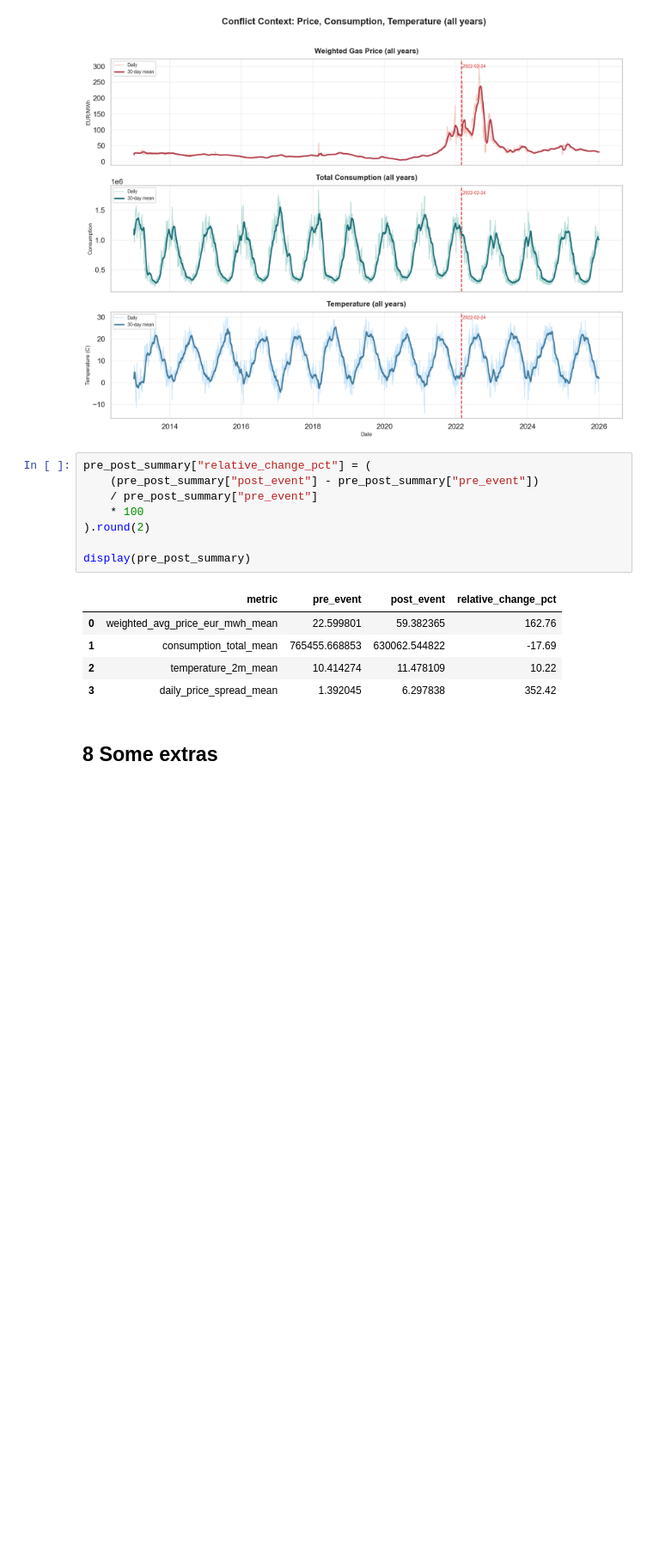
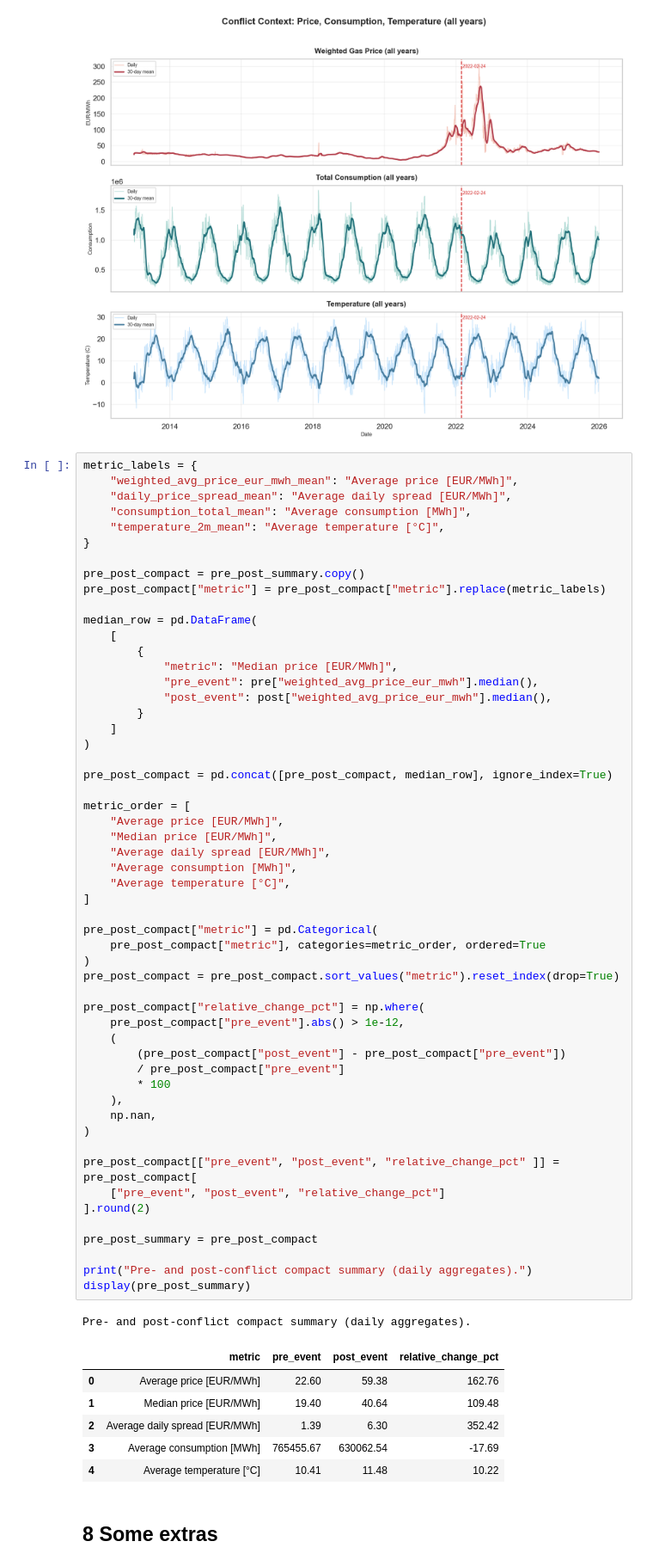
Before and after one commit to SLI0124/diplomovy-projekt, a Jupyter notebook: notebooks/1_eda_merged_dataset.ipynb, the cells around one changed output. Shown at 86% size. Drawn from its saved outputs; the diff is of its cells as text; blank space fills up the shorter version.

```diff
--- a/notebooks/1_eda_merged_dataset.ipynb
+++ b/notebooks/1_eda_merged_dataset.ipynb
@@ -768,19 +817,67 @@ pre_post_summary = pd.DataFrame(
 # %% [output]
 [figure]
 # %%
-pre_post_summary["relative_change_pct"] = (
-    (pre_post_summary["post_event"] - pre_post_summary["pre_event"])
-    / pre_post_summary["pre_event"]
-    * 100
-).round(2)
+metric_labels = {
+    "weighted_avg_price_eur_mwh_mean": "Average price [EUR/MWh]",
+    "daily_price_spread_mean": "Average daily spread [EUR/MWh]",
+    "consumption_total_mean": "Average consumption [MWh]",
+    "temperature_2m_mean": "Average temperature [°C]",
+}
 
+pre_post_compact = pre_post_summary.copy()
+pre_post_compact["metric"] = pre_post_compact["metric"].replace(metric_labels)
+
+median_row = pd.DataFrame(
+    [
+        {
+            "metric": "Median price [EUR/MWh]",
+            "pre_event": pre["weighted_avg_price_eur_mwh"].median(),
+            "post_event": post["weighted_avg_price_eur_mwh"].median(),
+        }
+    ]
+)
+
+pre_post_compact = pd.concat([pre_post_compact, median_row], ignore_index=True)
+
+metric_order = [
+    "Average price [EUR/MWh]",
+    "Median price [EUR/MWh]",
+    "Average daily spread [EUR/MWh]",
+    "Average consumption [MWh]",
+    "Average temperature [°C]",
+]
+
+pre_post_compact["metric"] = pd.Categorical(
+    pre_post_compact["metric"], categories=metric_order, ordered=True
+)
+pre_post_compact = pre_post_compact.sort_values("metric").reset_index(drop=True)
+
+pre_post_compact["relative_change_pct"] = np.where(
+    pre_post_compact["pre_event"].abs() > 1e-12,
+    (
+        (pre_post_compact["post_event"] - pre_post_compact["pre_event"])
+        / pre_post_compact["pre_event"]
+        * 100
+    ),
+    np.nan,
+)
+
+pre_post_compact[["pre_event", "post_event", "relative_change_pct" ]] = pre_post_compact[
+    ["pre_event", "post_event", "relative_change_pct"]
+].round(2)
+
+pre_post_summary = pre_post_compact
+
+print("Pre- and post-conflict compact summary (daily aggregates).")
 display(pre_post_summary)
 # %% [output]
+Pre- and post-conflict compact summary (daily aggregates).
 |  | metric | pre_event | post_event | relative_change_pct |
-| 0 | weighted_avg_price_eur_mwh_mean | 22.599801 | 59.382365 | 162.76 |
-| 1 | consumption_total_mean | 765455.668853 | 630062.544822 | -17.69 |
-| 2 | temperature_2m_mean | 10.414274 | 11.478109 | 10.22 |
-| 3 | daily_price_spread_mean | 1.392045 | 6.297838 | 352.42 |
+| 0 | Average price [EUR/MWh] | 22.60 | 59.38 | 162.76 |
+| 1 | Median price [EUR/MWh] | 19.40 | 40.64 | 109.48 |
+| 2 | Average daily spread [EUR/MWh] | 1.39 | 6.30 | 352.42 |
+| 3 | Average consumption [MWh] | 765455.67 | 630062.54 | -17.69 |
+| 4 | Average temperature [°C] | 10.41 | 11.48 | 10.22 |
 # %% [markdown]
 ## 8 Some extras
 # %%
```
Also changed, not shown: parts of 3 cells of this notebook.
